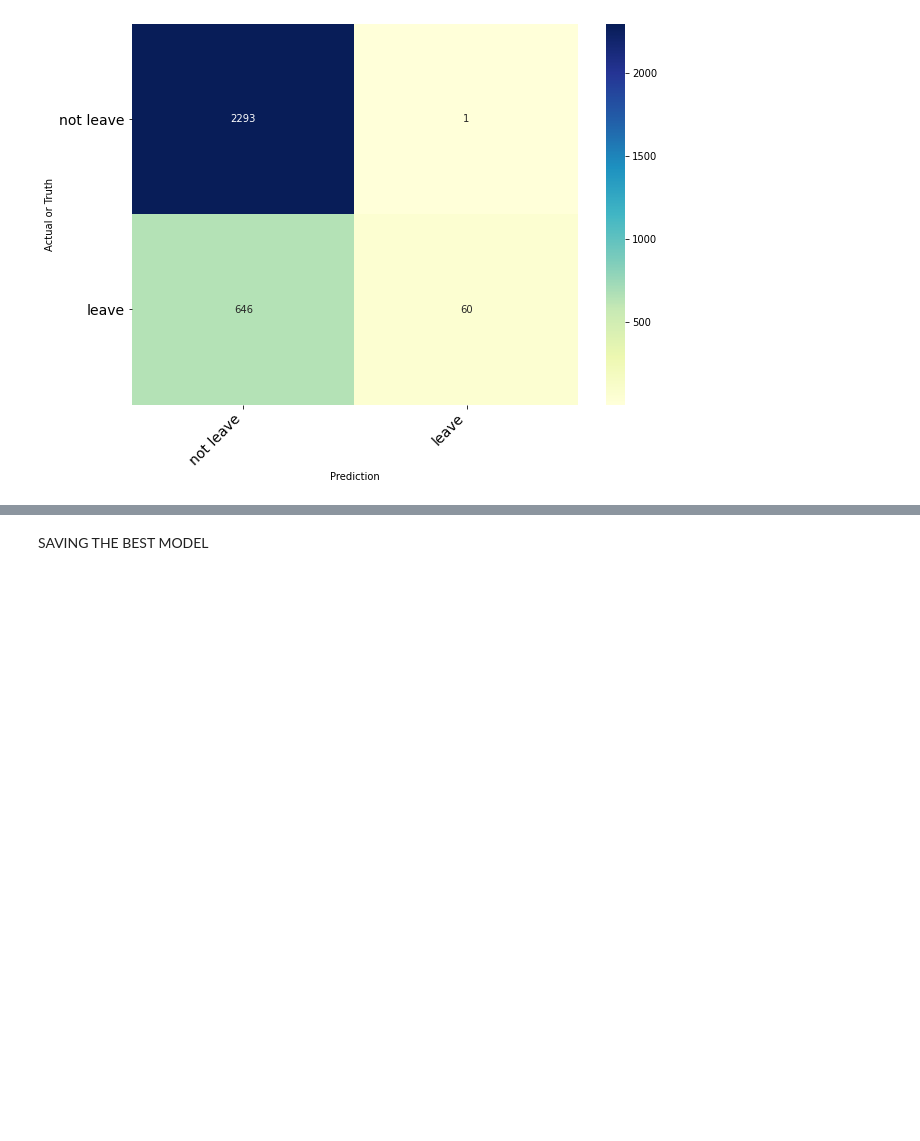
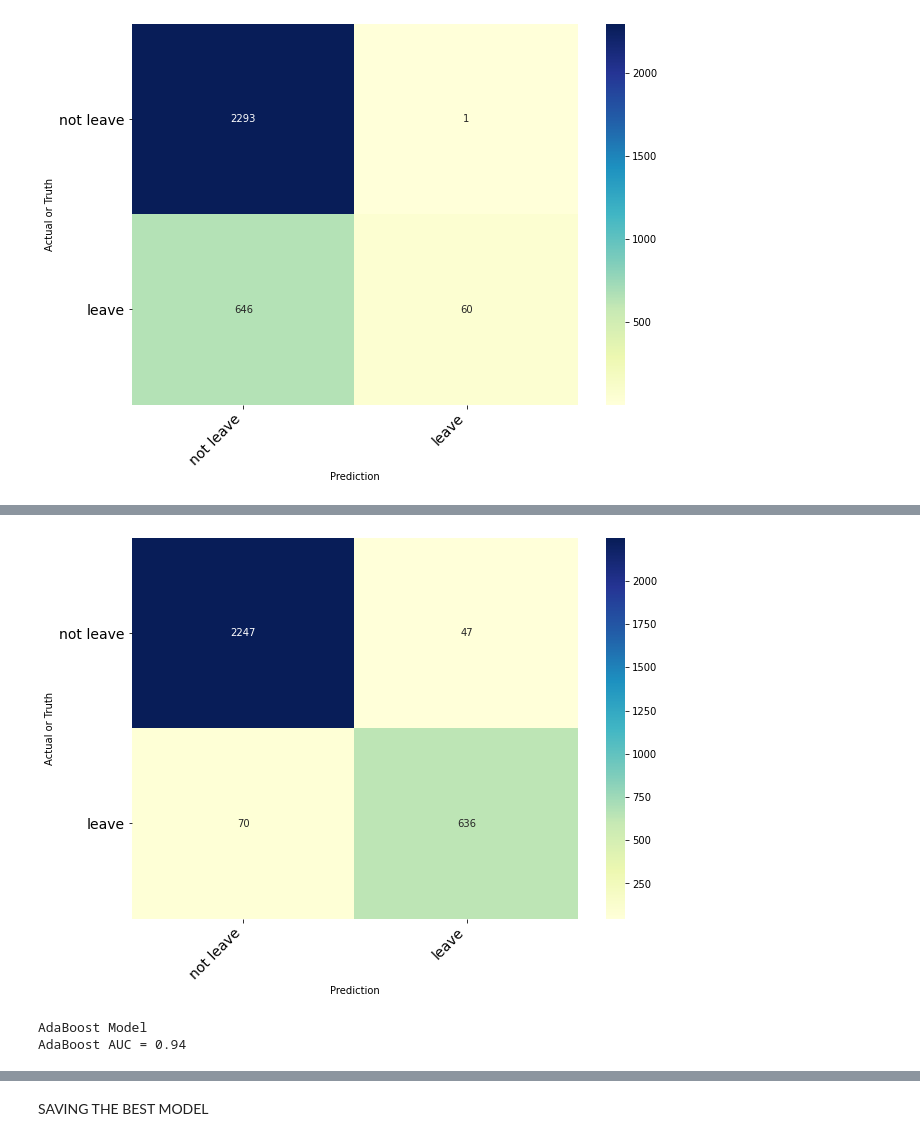
Before and after one commit to sbhardwaj97/employee-turnover-, a Jupyter notebook: project_work_module_3.ipynb, the cells around one changed output, grey strips where cells are left out. Cells and saved outputs as stored; diff of their text form; code cells hidden in the pictures; blank space fills up the shorter version.

```diff
--- a/project_work_module_3.ipynb
+++ b/project_work_module_3.ipynb
@@ -435,0 +478,3 @@ print_confusion_matrix(cm,["not leave","leave"])
+# %%
+ada = AdaBoostClassifier(n_estimators=400, learning_rate=0.1)
+ada.fit(X_train,y_train)
@@ -435,0 +484,2 @@ print_confusion_matrix(cm,["not leave","leave"])
+# %%
+adapre=ada.predict(X_test)
@@ -435,0 +497,12 @@ print_confusion_matrix(cm,["not leave","leave"])
+# %%
+cm = confusion_matrix(y_test,adapre)
+print_confusion_matrix(cm,["not leave","leave"])
+# %% [output]
+[figure, added]
+# %%
+print ("AdaBoost Model")
+ada_roc_auc = roc_auc_score(y_test, ada.predict(X_test))
+print ("AdaBoost AUC = %2.2f" % ada_roc_auc)
+# %% [output]
+AdaBoost Model
+AdaBoost AUC = 0.94
```
Also changed, not shown: parts of 20 cells of this notebook.
